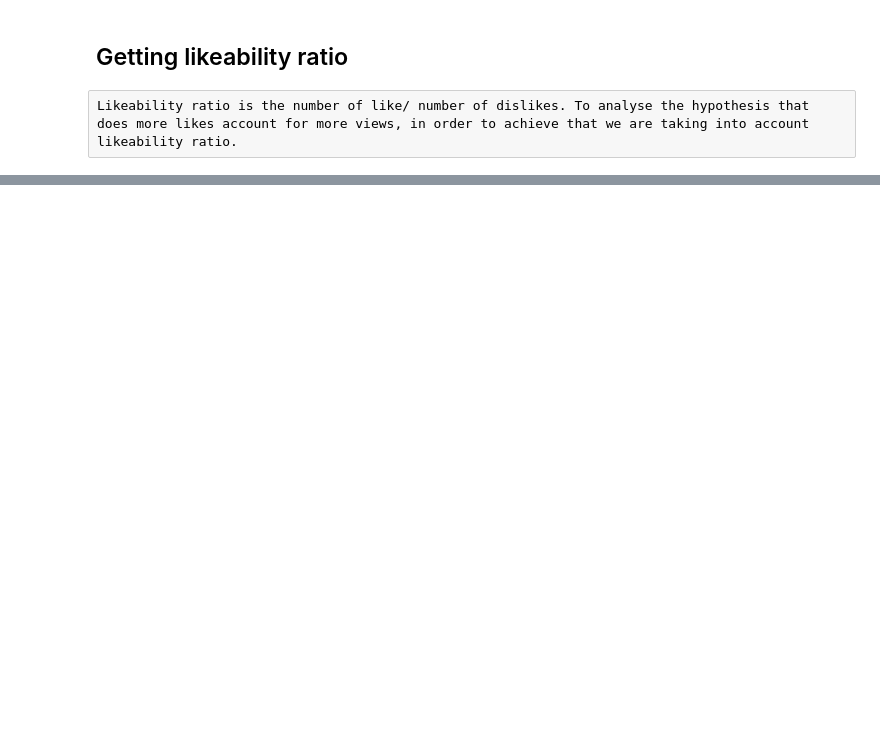
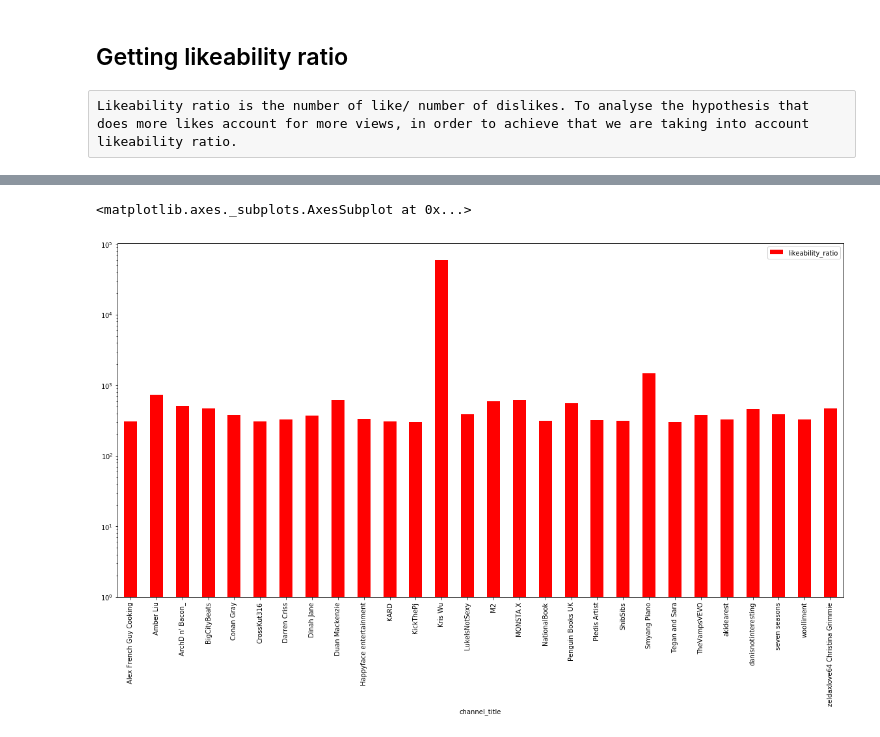
Before and after one commit to dakshayh/Analysis-of-Youtube-trending-data, a Jupyter notebook: Preprocessing/Project Update.ipynb, the cells around one changed output, grey strips where cells are left out. Cells and saved outputs as stored; diff of their text form; code cells hidden in the pictures; blank space fills up the shorter version.

Commit message:
Added likeability ratio visualizations

```diff
--- a/Preprocessing/Project Update.ipynb
+++ b/Preprocessing/Project Update.ipynb
@@ -651,0 +663,5 @@ df[df.channel_title=='9-1-1 on FOX']
+# %%
+#Likeability ratios of videos belonging to channel titles above 300 on average
+df_ch_mean=df.groupby('channel_title',as_index=False)['likeability_ratio'].mean()
+df_ch_mean_subset = df_ch_mean[df_ch_mean['likeability_ratio']>300]
+df_ch_mean_subset.sort_values('likeability_ratio',ascending=False).head()
@@ -651,0 +675,5 @@ df[df.channel_title=='9-1-1 on FOX']
+# %%
+df_ch_mean_subset.plot.bar('channel_title','likeability_ratio',log=True,color='red',figsize=(20,10))
+# %% [output]
+<matplotlib.axes._subplots.AxesSubplot at 0x...>
+[figure, added]
```
Also changed, not shown: parts of 24 cells of this notebook.
